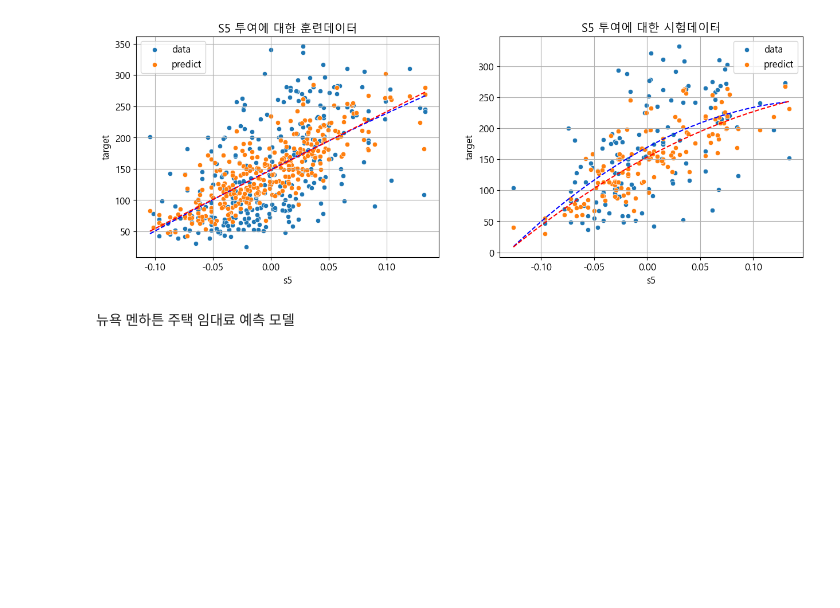
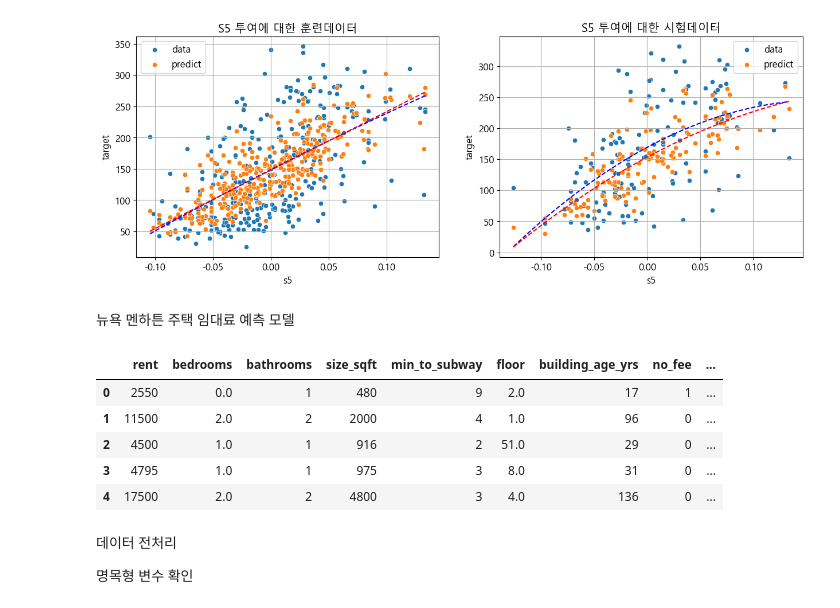
Before and after one commit to jihun5/it_jupyter, a Jupyter notebook: 05-데이터마이닝/02_sklearn/연습문제(1)정답.ipynb, the cells around one changed output. Saved outputs shown, nothing was run; the diff lists cells and outputs as text; code cells hidden in the pictures; blank space fills up the shorter version.

```diff
--- a/05-데이터마이닝/02_sklearn/연습문제(1)정답.ipynb
+++ b/05-데이터마이닝/02_sklearn/연습문제(1)정답.ipynb
@@ -271,3 +271,17 @@ MPE:  -18.230642021092834
 [figure]
 # %% [markdown]
 뉴욕 멘하튼 주택 임대료 예측 모델
+# %%
+origin = read_excel("https://data.hossam.kr/E04/manhattan.xlsx")
+origin.head()
+# %% [output]
+|  | rent | bedrooms | bathrooms | size_sqft | min_to_subway | floor | building_age_yrs | no_fee | ... |
+| 0 | 2550 | 0.0 | 1 | 480 | 9 | 2.0 | 17 | 1 | ... |
+| 1 | 11500 | 2.0 | 2 | 2000 | 4 | 1.0 | 96 | 0 | ... |
+| 2 | 4500 | 1.0 | 1 | 916 | 2 | 51.0 | 29 | 0 | ... |
+| 3 | 4795 | 1.0 | 1 | 975 | 3 | 8.0 | 31 | 0 | ... |
+| 4 | 17500 | 2.0 | 2 | 4800 | 3 | 4.0 | 136 | 0 | ... |
+# %% [markdown]
+데이터 전처리
+
+명목형 변수 확인
```
Also changed, not shown: parts of 7 cells of this notebook, 1 other file.
